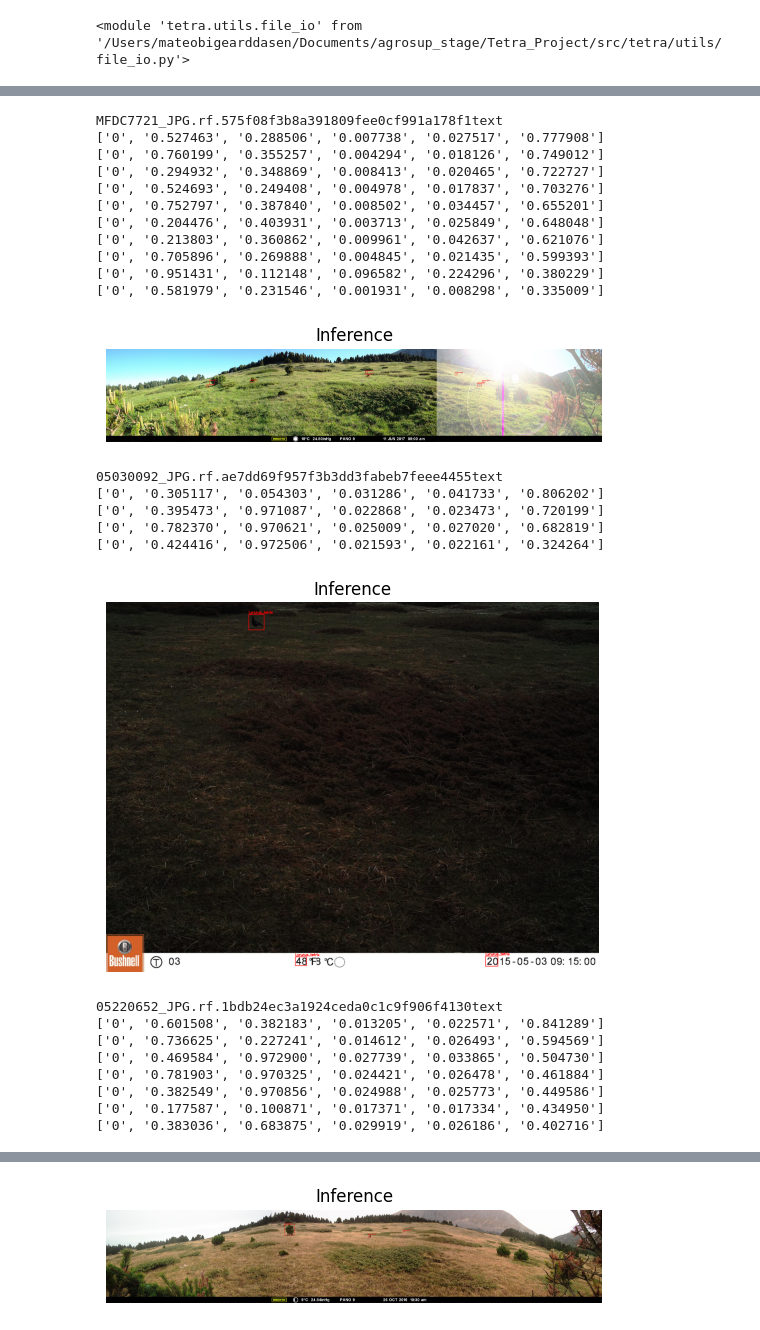
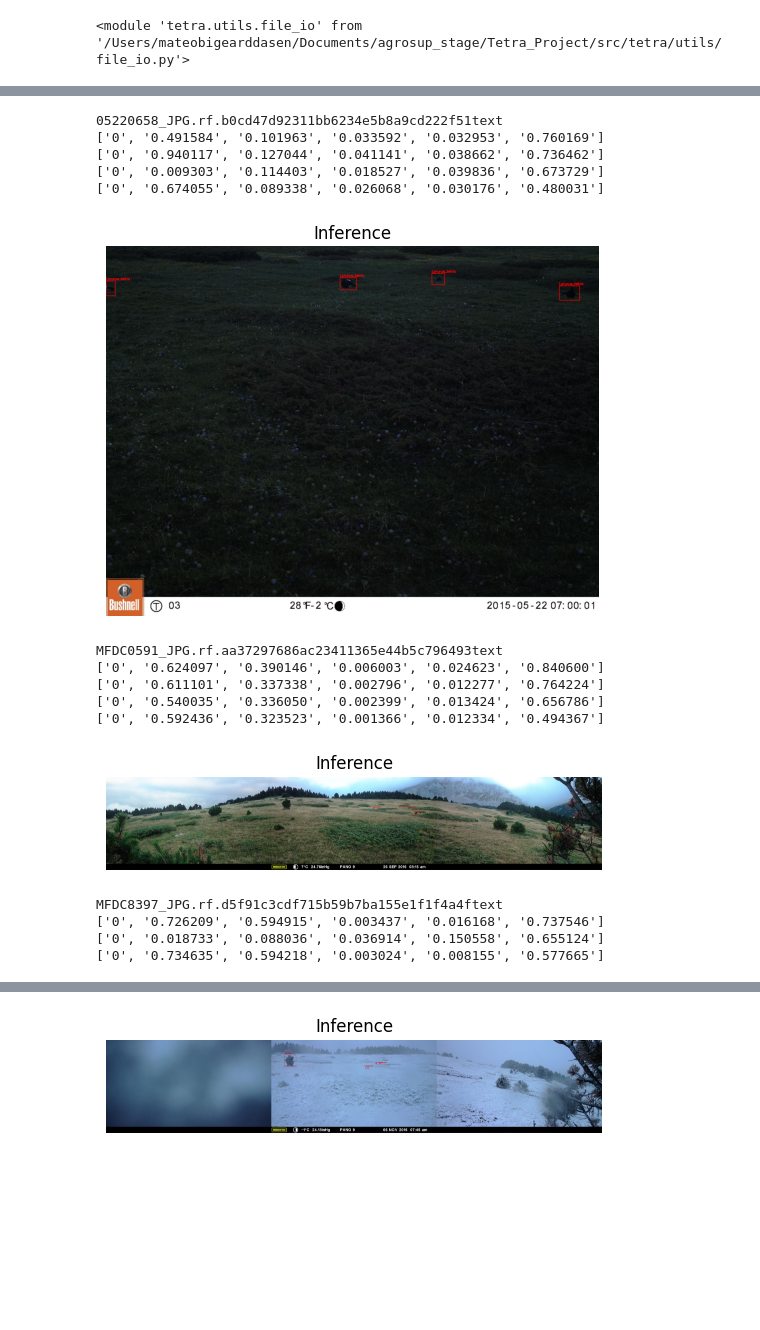
Before and after one commit to Mbigeard06/Tetra_Project, a Jupyter notebook: notebooks/inference_batches.ipynb, the cells around one changed output, grey strips where cells are left out. Saved outputs shown, nothing was run; the diff lists cells and outputs as text; code cells hidden in the pictures; blank space fills up the shorter version.

Commit message:
inference.py

```diff
--- a/notebooks/inference_batches.ipynb
+++ b/notebooks/inference_batches.ipynb
@@ -8,9 +8,9 @@ import matplotlib.pyplot as plt
 from pathlib import Path
 import importlib
 # %%
-model_path = os.path.abspath("../../runs/train/lyrurus_yolov11l/weights/best.pt")
-image_path = os.path.abspath("../../dataset")
-save_dir = os.path.abspath("../../outputs/labels")
+model_path = os.path.abspath("../../runs/train/lyrurus_yolov11l_new_dataset/weights/best.pt")
+image_path = os.path.abspath("../../dataset/og/images")
+save_dir = os.path.abspath("../../outputs/labels/yolov11l_new_dataset")
 class_file = os.path.abspath("../classes.txt")
 # %%
 importlib.reload(file_io)
@@ -19,15 +19,3 @@ importlib.reload(file_io)
 # %%
 #Get the images
 images = list(Path(image_path).glob("*.jpg"))[:10]
-
-for img in images:
-    if img.suffix.lower() == ".jpg":
-        res = inference.inference(model_path=model_path, image_path=str(img))
-        # Convert to YOLO
-        yolo_labels = file_io.coco_to_yolo(res.to_coco_annotations(), str(img))
-
-        # Get image name (without extension)
-        image_name = img.stem + ".txt"
-
-        # Save labels
-        file_io.save_yolo_labels(yolo_labels, save_dir, image_name)
@@ -44,0 +26,12 @@ Performing prediction on 20 slices.
+# %%
+for img in images:
+    if img.suffix.lower() == ".jpg":
+        res = inference.inference(model_path=model_path, image_path=str(img))
+        # Convert to YOLO
+        yolo_labels = file_io.coco_to_yolo(res.to_coco_annotations(), str(img), True)
+
+        # Get image name (without extension)
+        image_name = img.stem + ".txt"
+
+        # Save labels
+        file_io.save_yolo_labels(yolo_labels, save_dir, image_name)
@@ -45,36 +49,26 @@ Performing prediction on 20 slices.
 # %%
 for img in Path(image_path).iterdir():
     if img.suffix.lower() == ".jpg":
         print(img.stem + "text")
-        image = viewer.view_image(img, os.path.join(save_dir,img.stem + ".txt"), class_file,0.385)
+        image = viewer.view_image(img, os.path.join(save_dir,img.stem + ".txt"), class_file,None)
         plt.imshow(image)
         plt.title("Inference")
         plt.axis("off")
         plt.show()
 # %% [output]
-MFDC7721_JPG.rf.575f08f3b8a391809fee0cf991a178f1text
-['0', '0.527463', '0.288506', '0.007738', '0.027517', '0.777908']
-['0', '0.760199', '0.355257', '0.004294', '0.018126', '0.749012']
-['0', '0.294932', '0.348869', '0.008413', '0.020465', '0.722727']
-['0', '0.524693', '0.249408', '0.004978', '0.017837', '0.703276']
-['0', '0.752797', '0.387840', '0.008502', '0.034457', '0.655201']
-['0', '0.204476', '0.403931', '0.003713', '0.025849', '0.648048']
-['0', '0.213803', '0.360862', '0.009961', '0.042637', '0.621076']
-['0', '0.705896', '0.269888', '0.004845', '0.021435', '0.599393']
-['0', '0.951431', '0.112148', '0.096582', '0.224296', '0.380229']
-['0', '0.581979', '0.231546', '0.001931', '0.008298', '0.335009']
+05220658_JPG.rf.b0cd47d92311bb6234e5b8a9cd222f51text
+['0', '0.491584', '0.101963', '0.033592', '0.032953', '0.760169']
+['0', '0.940117', '0.127044', '0.041141', '0.038662', '0.736462']
+['0', '0.009303', '0.114403', '0.018527', '0.039836', '0.673729']
+['0', '0.674055', '0.089338', '0.026068', '0.030176', '0.480031']
-[figure, old version]
+[figure, new version]
-05030092_JPG.rf.ae7dd69f957f3b3dd3fabeb7feee4455text
-['0', '0.305117', '0.054303', '0.031286', '0.041733', '0.806202']
-['0', '0.395473', '0.971087', '0.022868', '0.023473', '0.720199']
-['0', '0.782370', '0.970621', '0.025009', '0.027020', '0.682819']
-['0', '0.424416', '0.972506', '0.021593', '0.022161', '0.324264']
+MFDC0591_JPG.rf.aa37297686ac23411365e44b5c796493text
+['0', '0.624097', '0.390146', '0.006003', '0.024623', '0.840600']
+['0', '0.611101', '0.337338', '0.002796', '0.012277', '0.764224']
+['0', '0.540035', '0.336050', '0.002399', '0.013424', '0.656786']
+['0', '0.592436', '0.323523', '0.001366', '0.012334', '0.494367']
-[figure, old version]
+[figure, new version]
-05220652_JPG.rf.1bdb24ec3a1924ceda0c1c9f906f4130text
-['0', '0.601508', '0.382183', '0.013205', '0.022571', '0.841289']
-['0', '0.736625', '0.227241', '0.014612', '0.026493', '0.594569']
-['0', '0.469584', '0.972900', '0.027739', '0.033865', '0.504730']
-['0', '0.781903', '0.970325', '0.024421', '0.026478', '0.461884']
-['0', '0.382549', '0.970856', '0.024988', '0.025773', '0.449586']
-['0', '0.177587', '0.100871', '0.017371', '0.017334', '0.434950']
-['0', '0.383036', '0.683875', '0.029919', '0.026186', '0.402716']
+MFDC8397_JPG.rf.d5f91c3cdf715b59b7ba155e1f1f4a4ftext
+['0', '0.726209', '0.594915', '0.003437', '0.016168', '0.737546']
+['0', '0.018733', '0.088036', '0.036914', '0.150558', '0.655124']
+['0', '0.734635', '0.594218', '0.003024', '0.008155', '0.577665']
@@ -100,2 +94,2 @@ MFDC2318_JPG.rf.28871a5920b04938594b7b4ca17aa231text
-[figure, old version]
+[figure, new version]
 ... (11 outputs left out)
```
Also changed, not shown: parts of 5 cells of this notebook, 11 other files.
